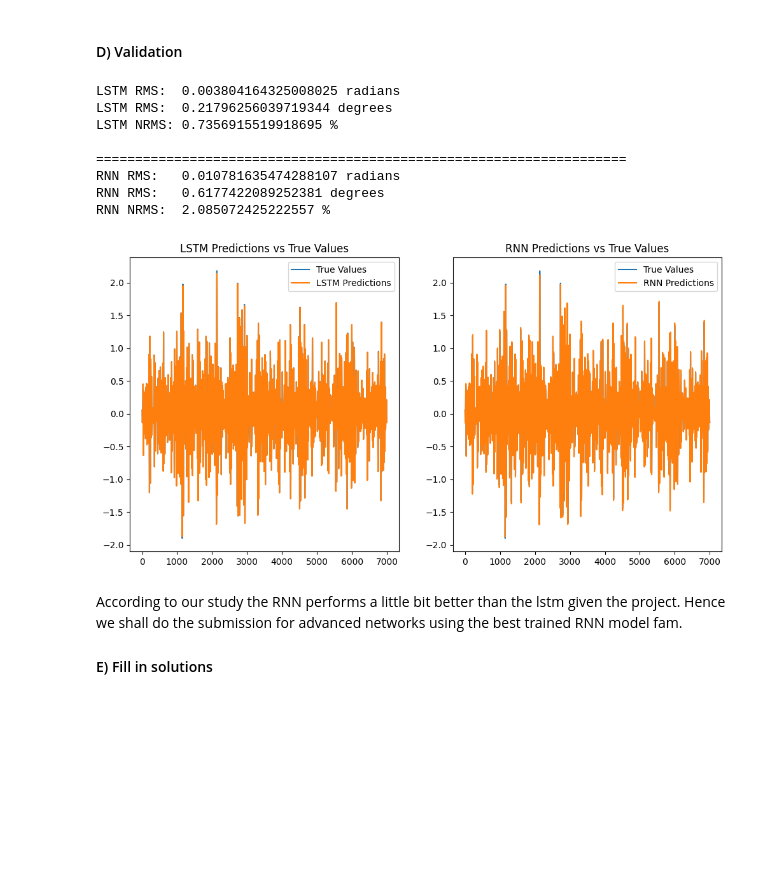
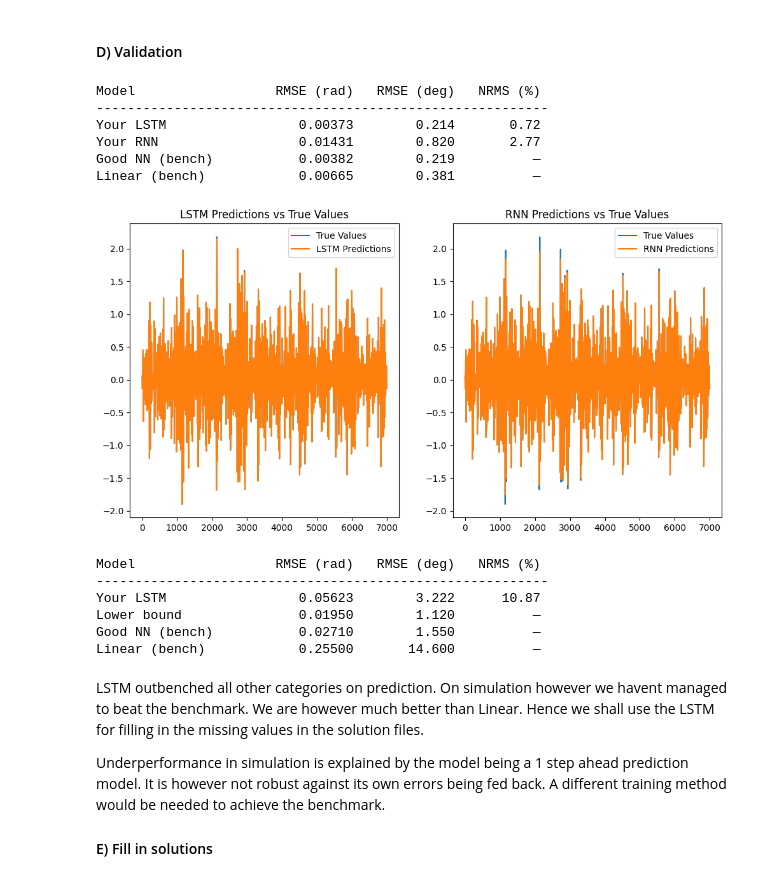
Before and after one commit to Noimps/DesignProject, a Jupyter notebook: SystemModelling/DesignProject.ipynb, the cells around one changed output. Saved outputs shown, nothing was run; the diff lists cells and outputs as text; code cells hidden in the pictures; blank space fills up the shorter version.

```diff
--- a/SystemModelling/DesignProject.ipynb
+++ b/SystemModelling/DesignProject.ipynb
@@ -294,14 +278,14 @@ Best hyperparameters RNN:  {'hidden_size': 59, 'learning_rate': 0.00160838720809
 # %%
 # Train the best models for 1000 epochs to get the best possible performance, then save them again
+"""
 best_lstm = simple_lstm(hidden_size=43, input_shape=X_train.shape[1:], num_layers=2, h2o_nodes=80)
-best_lstm.load_state_dict(torch.load("best_lstm_model.pth"))
-train_advanced_network(best_lstm, X_train, y_train, X_val, y_val, learning_rate=0.0016083872080996568, num_epochs=1000, batch_size=128,
+train_advanced_network(best_lstm, X_train, y_train, X_val, y_val, learning_rate=0.0012923160599238159, num_epochs=1000, batch_size=128,
   verbose=True)
 torch.save(best_lstm.state_dict(), "best_lstm_model.pth")
 
 best_rnn = simple_RNN(hidden_size=59, input_shape=X_train.shape[1:], num_layers=1, h2o_nodes=38)
-best_rnn.load_state_dict(torch.load("best_rnn_model.pth"))
-train_advanced_network(best_rnn, X_train, y_train, X_val, y_val, learning_rate=0.0012923160599238159, num_epochs=1000, batch_size=128,
+train_advanced_network(best_rnn, X_train, y_train, X_val, y_val, learning_rate=0.0016083872080996568, num_epochs=1000, batch_size=128,
 verbose=True)
 torch.save(best_rnn.state_dict(), "best_rnn_model.pth")
+"""
 # %% [output]
@@ -314,51 +297,84 @@ import matplotlib.pyplot as plt
 
 best_lstm = simple_lstm(hidden_size=43, input_shape=X_train.shape[1:], num_layers=2, h2o_nodes=80)
 best_lstm.load_state_dict(torch.load("best_lstm_model.pth"))
 best_lstm.eval()
 
 best_rnn = simple_RNN(hidden_size=59, input_shape=X_train.shape[1:], num_layers=1, h2o_nodes=38)
 best_rnn.load_state_dict(torch.load("best_rnn_model.pth"))
 best_rnn.eval()
 
 # y_test may already be numpy (from a prior kernel run); handle both cases
 y_test_np = y_test.numpy() * th_std + th_mean if hasattr(y_test, 'numpy') else y_test
 
 with torch.no_grad():
     y_pred_lstm = best_lstm(X_test).numpy() * th_std + th_mean
     y_pred_rnn  = best_rnn(X_test).numpy()  * th_std + th_mean
 
-print('LSTM RMS: ',  np.mean((y_pred_lstm - y_test_np)**2)**0.5, 'radians')
-print('LSTM RMS: ',  np.mean((y_pred_lstm - y_test_np)**2)**0.5 / (2*np.pi) * 360, 'degrees')
-print('LSTM NRMS:', np.mean((y_pred_lstm - y_test_np)**2)**0.5 / y_test_np.std() * 100, '%')
-print('\n====================================================================')
-print('RNN RMS:  ', np.mean((y_pred_rnn - y_test_np)**2)**0.5, 'radians')
-print('RNN RMS:  ', np.mean((y_pred_rnn - y_test_np)**2)**0.5 / (2*np.pi) * 360, 'degrees')
-print('RNN NRMS: ', np.mean((y_pred_rnn - y_test_np)**2)**0.5 / y_test_np.std() * 100, '%')
+lstm_rms = np.mean((y_pred_lstm - y_test_np)**2)**0.5
+rnn_rms  = np.mean((y_pred_rnn  - y_test_np)**2)**0.5
+std      = y_test_np.std()
+
+rows = [
+    ("Your LSTM",       lstm_rms, lstm_rms/(2*np.pi)*360, lstm_rms/std*100),
+    ("Your RNN",        rnn_rms,  rnn_rms/(2*np.pi)*360,  rnn_rms/std*100),
+    ("Good NN (bench)", 0.00382,  0.219,                  None),
+    ("Linear (bench)",  0.00665,  0.381,                  None),
+]
+print(f"{'Model':<20} {'RMSE (rad)':>12} {'RMSE (deg)':>12} {'NRMS (%)':>10}")
+print("-" * 58)
+for name, rms_r, rms_d, nrms in rows:
+    nrms_str = f"{nrms:10.2f}" if nrms is not None else f"{'—':>10}"
+    print(f"{name:<20} {rms_r:12.5f} {rms_d:12.3f} {nrms_str}")
 
 plt.figure(figsize=(12, 6))
 plt.subplot(1, 2, 1)
 plt.plot(y_test_np, label='True Values')
 plt.plot(y_pred_lstm, label='LSTM Predictions')
 plt.title('LSTM Predictions vs True Values')
 plt.legend()
 plt.subplot(1, 2, 2)
 plt.plot(y_test_np, label='True Values')
 plt.plot(y_pred_rnn, label='RNN Predictions')
 plt.title('RNN Predictions vs True Values')
 plt.legend()
 plt.show()
+
+skip = 50  # Skip the first 50 points to avoid initial transient effects in the simulation
+split = int(0.8 * len(data))
+u_test_raw  = data[split:, 0]
+th_test_raw = data[split:, 1]
+
+Y_train_sim = simulate(best_lstm, u_test_raw, th_test_raw, window_size)
+rms = np.mean((Y_train_sim[skip:] - th_test_raw[skip:])**2)**0.5
+rows = [
+    ("Your LSTM",        rms,    rms/(2*np.pi)*360, rms/std*100),
+    ("Lower bound",      0.0195, 1.12,              None),
+    ("Good NN (bench)",  0.0271, 1.55,              None),
+    ("Linear (bench)",   0.255,  14.6,              None),
+]
+print(f"{'Model':<20} {'RMSE (rad)':>12} {'RMSE (deg)':>12} {'NRMS (%)':>10}")
+print("-" * 58)
+for name, rms_r, rms_d, nrms in rows:
+    nrms_str = f"{nrms:10.2f}" if nrms is not None else f"{'—':>10}"
+    print(f"{name:<20} {rms_r:12.5f} {rms_d:12.3f} {nrms_str}")
 # %% [output]
-LSTM RMS:  0.003804164325008025 radians
-LSTM RMS:  0.21796256039719344 degrees
-LSTM NRMS: 0.7356915519918695 %
-
-====================================================================
-RNN RMS:   0.010781635474288107 radians
-RNN RMS:   0.6177422089252381 degrees
-RNN NRMS:  2.085072425222557 %
+Model                  RMSE (rad)   RMSE (deg)   NRMS (%)
+----------------------------------------------------------
+Your LSTM                 0.00373        0.214       0.72
+Your RNN                  0.01431        0.820       2.77
+Good NN (bench)           0.00382        0.219          —
+Linear (bench)            0.00665        0.381          —
-[figure, old version]
+[figure, new version]
+Model                  RMSE (rad)   RMSE (deg)   NRMS (%)
+----------------------------------------------------------
+Your LSTM                 0.05623        3.222      10.87
+Lower bound               0.01950        1.120          —
+Good NN (bench)           0.02710        1.550          —
+Linear (bench)            0.25500       14.600          —
 # %% [markdown]
-According to our study the RNN performs a little bit better than the lstm given the project. Hence we shall do the submission for advanced networks using the best trained RNN model fam.
+LSTM outbenched all other categories on prediction. On simulation however we havent managed to beat the benchmark. We are however much better than Linear. Hence we shall use the LSTM for filling in the missing values in the solution files.
+
+Underperformance in simulation is explained by the model being a 1 step ahead prediction model. It is however not robust against its own errors being fed back. A different training method would be needed to achieve the benchmark.
 
 #### E) Fill in solutions
 # %%
```
Also changed, not shown: parts of 6 cells of this notebook, 4 other files.
